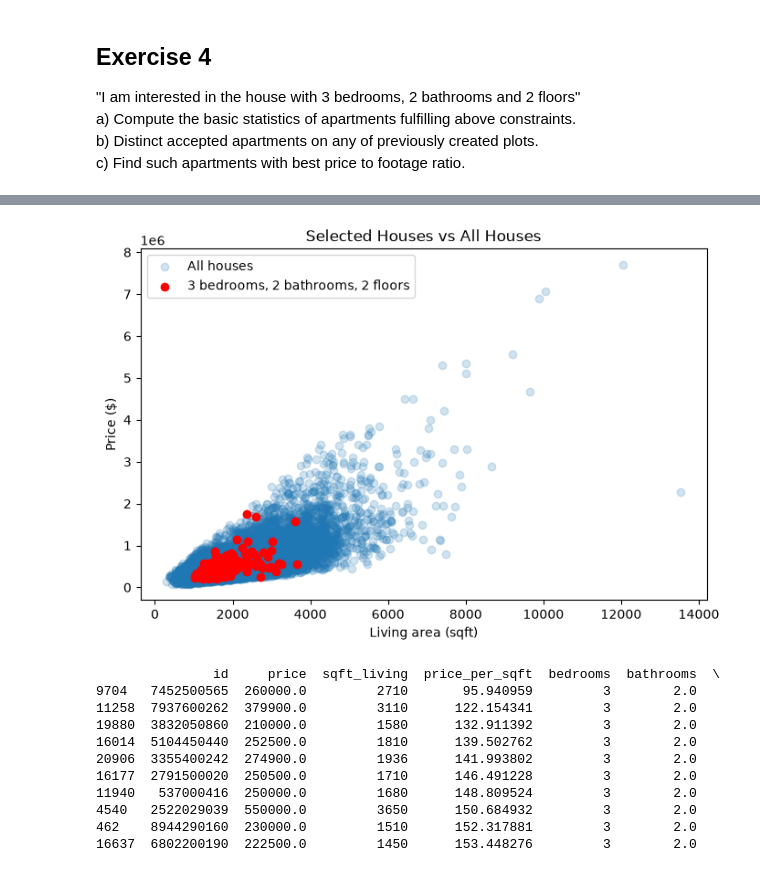
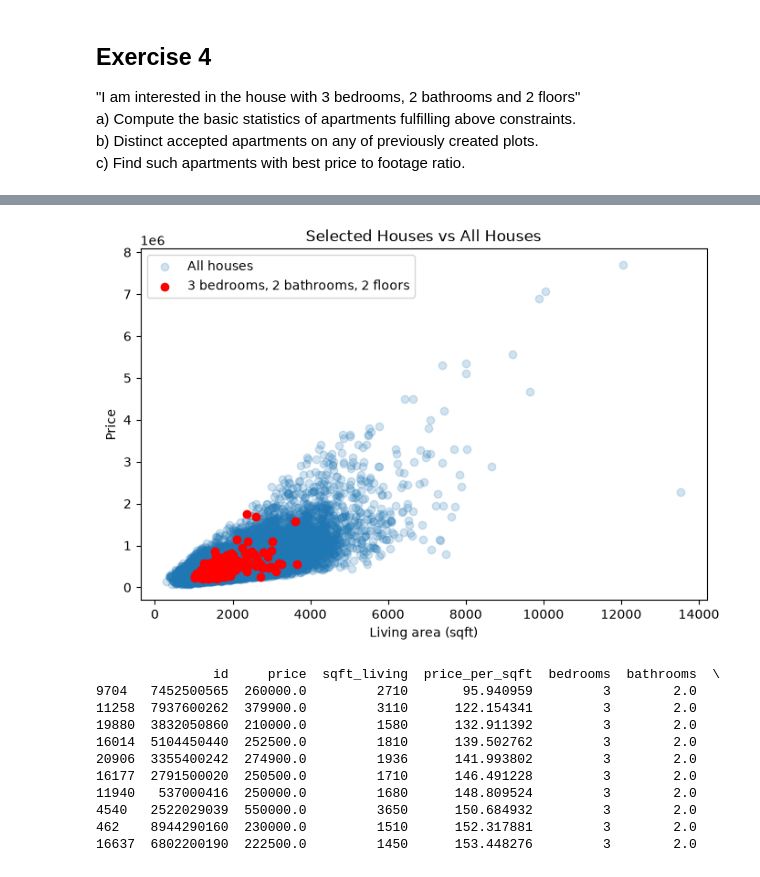
Before and after one commit to MisterLithuanian/analityka_danych, a Jupyter notebook: Assignment_DataExploration.ipynb, the cells around one changed output, grey strips where cells are left out. Cells and saved outputs as stored; diff of their text form; code cells hidden in the pictures.

```diff
--- a/Assignment_DataExploration.ipynb
+++ b/Assignment_DataExploration.ipynb
@@ -182,22 +182,22 @@ Number of matching houses: 154
 # %%
 #b)
 
 plt.figure(figsize=(8, 5))
 
 
 plt.scatter(df["sqft_living"], df["price"],
             alpha=0.2, label="All houses")
 
 plt.scatter(houses["sqft_living"], houses["price"],
             color="red", label="3 bedrooms, 2 bathrooms, 2 floors")
 
 plt.xlabel("Living area (sqft)")
-plt.ylabel("Price ($)")
+plt.ylabel("Price")
 plt.title("Selected Houses vs All Houses")
 plt.legend()
 plt.show()
 # %% [output]
-[figure, old version]
+[figure, new version]
 # %%
 #c)
 houses = houses.copy()
```
